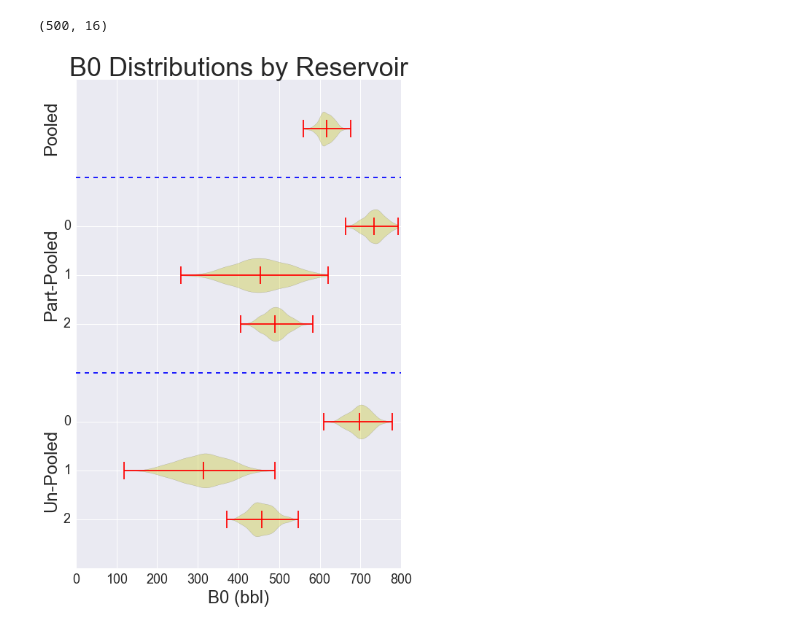
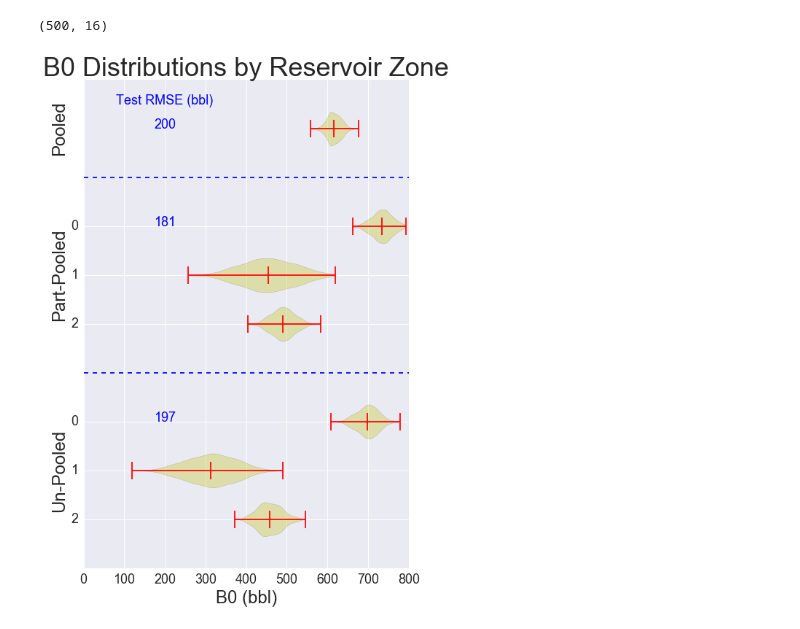
Before and after one commit to jpgrana/bayesian-approach-predicting-well-production, a Jupyter notebook: notebooks/model_reservoir.ipynb, the cells around one changed output. Cells and saved outputs as stored; diff of their text form; code cells hidden in the pictures.

```diff
--- a/notebooks/model_reservoir.ipynb
+++ b/notebooks/model_reservoir.ipynb
@@ -58,8 +58,8 @@ y_plot = pd.concat((y_train, X_train['Reservoir_Code']), axis=1)
 fig = plt.figure(figsize=(12,8))
 ax = fig.add_subplot(111)
 sns.violinplot(y_plot['OIL_Peak'], groupby=y_plot['Reservoir_Code'])
-ax.set_title('Production by Reservoir', fontsize=36)
-ax.set_xlabel('Reservoir Code', fontsize=24)
+ax.set_title('Production by Reservoir Zone', fontsize=36)
+ax.set_xlabel('Reservoir Zone', fontsize=24)
 ax.set_ylabel('OIL Peak (bbl)', fontsize=24)
 ax.set_ylim([-200, 2000])
 c1 = ml.Line2D(range(1), range(1), color="white", marker='o',markerfacecolor="darkslateblue", markersize=18)
@@ -76,5 +76,5 @@ for tick in ax.xaxis.get_major_ticks():
 for tick in ax.yaxis.get_major_ticks():
     tick.label.set_fontsize(font_size)
     tick.label.set_fontname(font_name)
-# plt.savefig('../other/figures/reservoir_violinplot', dpi=400)
+# plt.savefig('../../other/figures/reservoir_violinplot', dpi=400)
 # %% [output]
@@ -85,7 +85,7 @@ fig = plt.figure(figsize=(12,8))
 ax = fig.add_subplot(111)
 sns.violinplot(y_plot['OIL_Peak'], groupby=y_plot['Field_Code'])
 ax.set_title('Production by Field', fontsize=36)
-ax.set_xlabel('Field Code', fontsize=24)
+ax.set_xlabel('Field', fontsize=24)
 ax.set_ylabel('OIL Peak (bbl)', fontsize=24)
 ax.set_ylim([-400, 2400])
 font_size = 18
@@ -96,5 +96,5 @@ for tick in ax.xaxis.get_major_ticks():
 for tick in ax.yaxis.get_major_ticks():
     tick.label.set_fontsize(font_size)
     tick.label.set_fontname(font_name)
-# plt.savefig('../other/figures/field_violinplot', dpi=400)
+# plt.savefig('../../other/figures/field_violinplot', dpi=400)
 # %% [output]
@@ -475,29 +475,33 @@ coeff_res_partpooled.shape
 # %%
 pos = [-1, -3, -4, -5, -7, -8, -9]
 fig = plt.figure(figsize=(8,12))
 ax = fig.add_subplot(111)
 ax.violinplot(coeff_pooled.ix[:,:2].values, pos[:2], points=80, vert=False, widths=0.7, showmeans=True,
               showextrema=True, showmedians=False)
 ax.violinplot(coeff_res_partpooled.ix[:,:3].values, pos[1:4], points=80, vert=False, widths=0.7, showmeans=True,
               showextrema=True, showmedians=False)
 ax.violinplot(coeff_res_unpooled.ix[:,:3].values, pos[4:7], points=80, vert=False, widths=0.7, showmeans=True,
               showextrema=True, showmedians=False)
-ax.set_title('B0 Distributions by Reservoir', fontsize=36)
+ax.set_title('B0 Distributions by Reservoir Zone', fontsize=36)
 ax.set_xlabel('B0 (bbl)', fontsize=24)
 ax.text(-80, -1, 'Pooled', fontsize=24, rotation='vertical', verticalalignment='center')
 ax.text(-80, -4, 'Part-Pooled', fontsize=24, rotation='vertical', verticalalignment='center')
 ax.text(-80, -8, 'Un-Pooled', fontsize=24, rotation='vertical', verticalalignment='center')
 ax.set_yticks([-3, -4, -5, -7, -8, -9])
 ax.set_yticklabels([0, 1, 2, 0, 1, 2], fontsize=18)
 ax.set_xlim([0, 800])
 ax.set_ylim([-10, 0])
+ax.text(200, -0.5, 'Test RMSE (bbl)', fontsize=18, color='blue', ha='center')
+ax.text(200, -1, '200', fontsize=18, color='blue', ha='center')
+ax.text(200, -3, '181', fontsize=18, color='blue', ha='center')
+ax.text(200, -7, '197', fontsize=18, color='blue', ha='center')
 plt.axhline(y=-2, color='blue', linestyle='--')
 plt.axhline(y=-6, color='blue', linestyle='--')
 font_size = 18
 font_name = 'sans'
 for tick in ax.xaxis.get_major_ticks():
     tick.label.set_fontsize(font_size)
     tick.label.set_fontname(font_name)
-# plt.savefig('../other/figures/b0_dist_reservoir', dpi=400)
+# plt.savefig('../../other/figures/b0_dist_reservoir', dpi=400)
 # %% [output]
-[figure, old version]
+[figure, new version]
```
Also changed, not shown: parts of 2 cells of this notebook, 10 other files.
